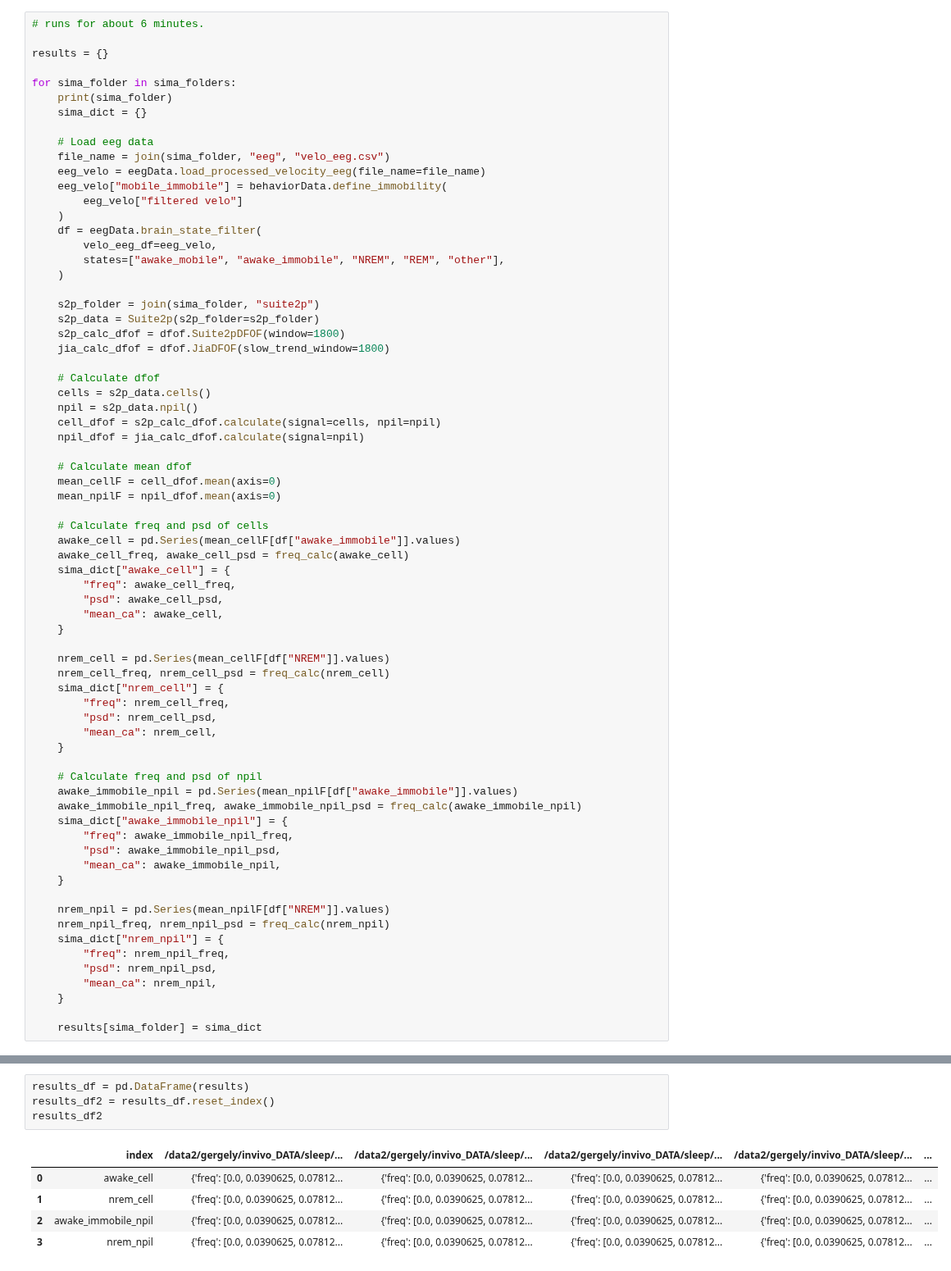
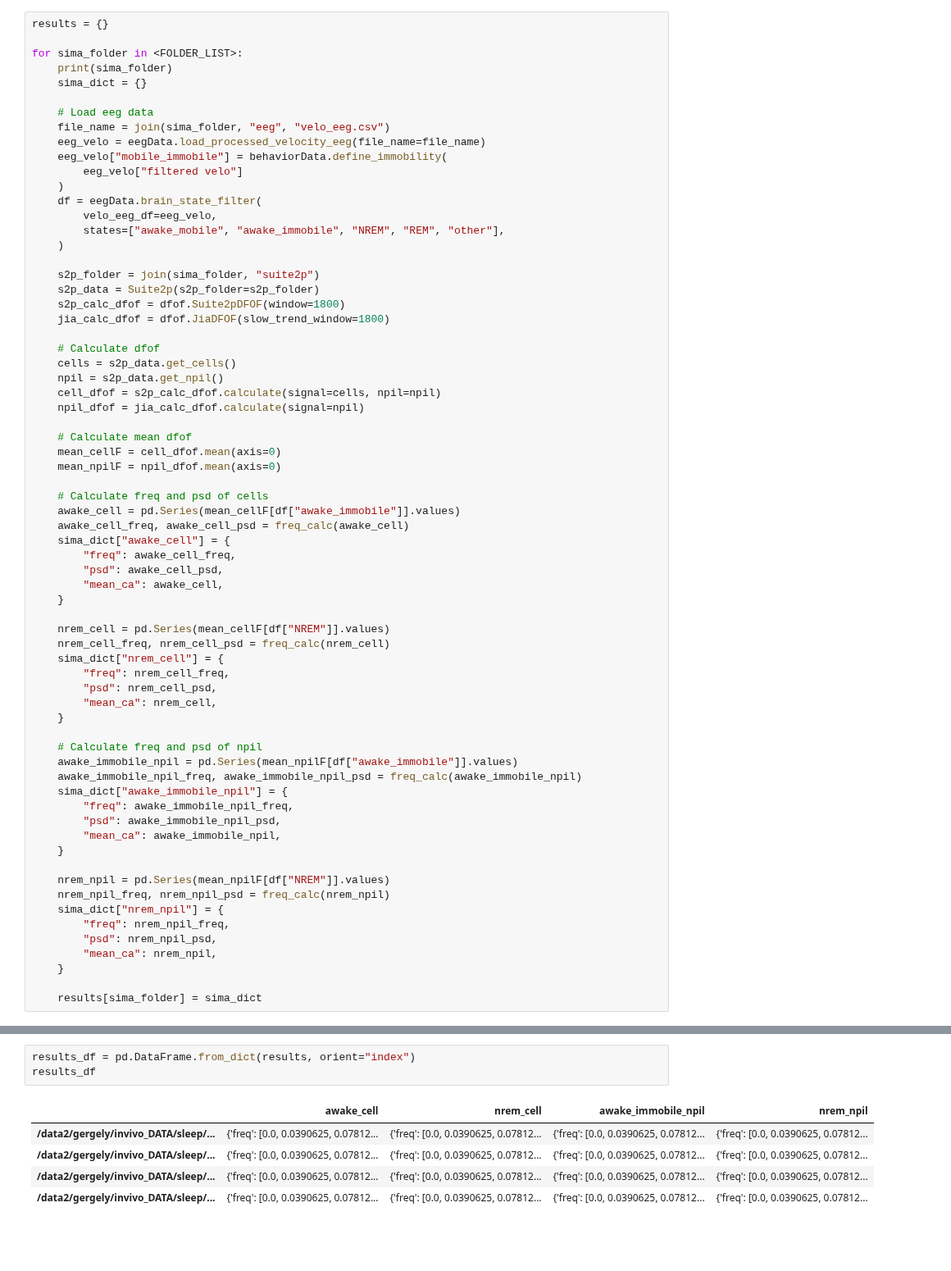
Before and after one commit to JessicaYoujiaLi/sleep, a Jupyter notebook: notebooks/neuropil_analysis/Neuropil_analysis_all_exps.ipynb, the cells around one changed output, grey strips where cells are left out. Shown at 82% size. Saved outputs shown, nothing was run; the diff lists cells and outputs as text; blank space fills up the shorter version.

```diff
--- a/notebooks/neuropil_analysis/Neuropil_analysis_all_exps.ipynb
+++ b/notebooks/neuropil_analysis/Neuropil_analysis_all_exps.ipynb
@@ -54,11 +56,9 @@ mcs = [
     "/data2/gergely/invivo_DATA/sleep/5HT2afl05b_2/7_6_SD/TSeries-07062021-0844_MC2-004/TSeries-07062021-0844_MC2-004_Cycle00001_Element00001.sima",
 ]
 # %%
-# runs for about 6 minutes.
-
 results = {}
 
-for sima_folder in sima_folders:
+for sima_folder in <FOLDER_LIST>:
     print(sima_folder)
     sima_dict = {}
 
@@ -79,8 +79,8 @@ for sima_folder in sima_folders:
     jia_calc_dfof = dfof.JiaDFOF(slow_trend_window=1800)
 
     # Calculate dfof
-    cells = s2p_data.cells()
-    npil = s2p_data.npil()
+    cells = s2p_data.get_cells()
+    npil = s2p_data.get_npil()
     cell_dfof = s2p_calc_dfof.calculate(signal=cells, npil=npil)
     npil_dfof = jia_calc_dfof.calculate(signal=npil)
 
@@ -147,10 +135,9 @@ Calculating slow trend
 # %%
-results_df = pd.DataFrame(results)
-results_df2 = results_df.reset_index()
-results_df2
+results_df = pd.DataFrame.from_dict(results, orient="index")
+results_df
 # %% [output]
-|  | index | /data2/gergely/invivo_DATA/sleep/... | /data2/gergely/invivo_DATA/sleep/... | /data2/gergely/invivo_DATA/sleep/... | /data2/gergely/invivo_DATA/sleep/... | ... |
-| 0 | awake_cell | {'freq': [0.0, 0.0390625, 0.07812... | {'freq': [0.0, 0.0390625, 0.07812... | {'freq': [0.0, 0.0390625, 0.07812... | {'freq': [0.0, 0.0390625, 0.07812... | ... |
-| 1 | nrem_cell | {'freq': [0.0, 0.0390625, 0.07812... | {'freq': [0.0, 0.0390625, 0.07812... | {'freq': [0.0, 0.0390625, 0.07812... | {'freq': [0.0, 0.0390625, 0.07812... | ... |
-| 2 | awake_immobile_npil | {'freq': [0.0, 0.0390625, 0.07812... | {'freq': [0.0, 0.0390625, 0.07812... | {'freq': [0.0, 0.0390625, 0.07812... | {'freq': [0.0, 0.0390625, 0.07812... | ... |
-| 3 | nrem_npil | {'freq': [0.0, 0.0390625, 0.07812... | {'freq': [0.0, 0.0390625, 0.07812... | {'freq': [0.0, 0.0390625, 0.07812... | {'freq': [0.0, 0.0390625, 0.07812... | ... |
+|  | awake_cell | nrem_cell | awake_immobile_npil | nrem_npil |
+| /data2/gergely/invivo_DATA/sleep/... | {'freq': [0.0, 0.0390625, 0.07812... | {'freq': [0.0, 0.0390625, 0.07812... | {'freq': [0.0, 0.0390625, 0.07812... | {'freq': [0.0, 0.0390625, 0.07812... |
+| /data2/gergely/invivo_DATA/sleep/... | {'freq': [0.0, 0.0390625, 0.07812... | {'freq': [0.0, 0.0390625, 0.07812... | {'freq': [0.0, 0.0390625, 0.07812... | {'freq': [0.0, 0.0390625, 0.07812... |
+| /data2/gergely/invivo_DATA/sleep/... | {'freq': [0.0, 0.0390625, 0.07812... | {'freq': [0.0, 0.0390625, 0.07812... | {'freq': [0.0, 0.0390625, 0.07812... | {'freq': [0.0, 0.0390625, 0.07812... |
+| /data2/gergely/invivo_DATA/sleep/... | {'freq': [0.0, 0.0390625, 0.07812... | {'freq': [0.0, 0.0390625, 0.07812... | {'freq': [0.0, 0.0390625, 0.07812... | {'freq': [0.0, 0.0390625, 0.07812... |
```
Also changed, not shown: parts of 18 cells of this notebook, 7 other files.
